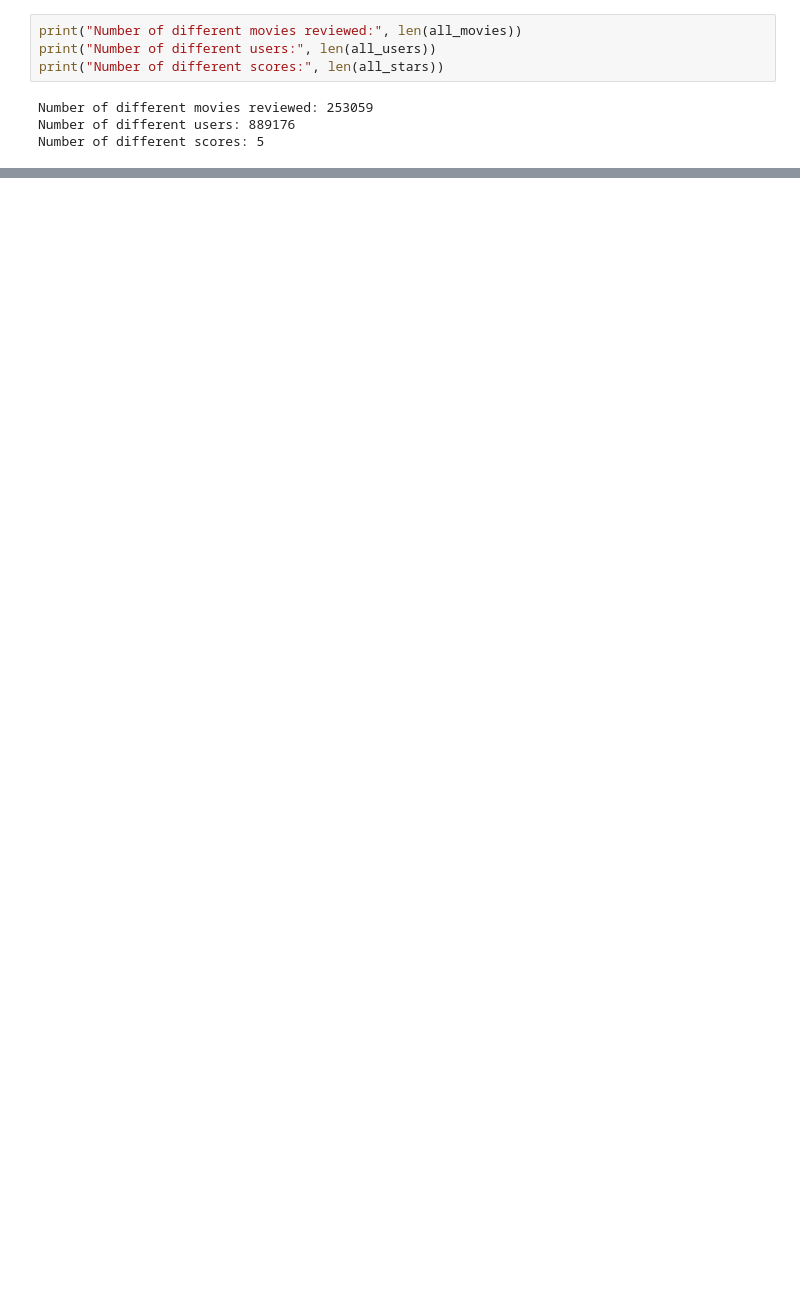
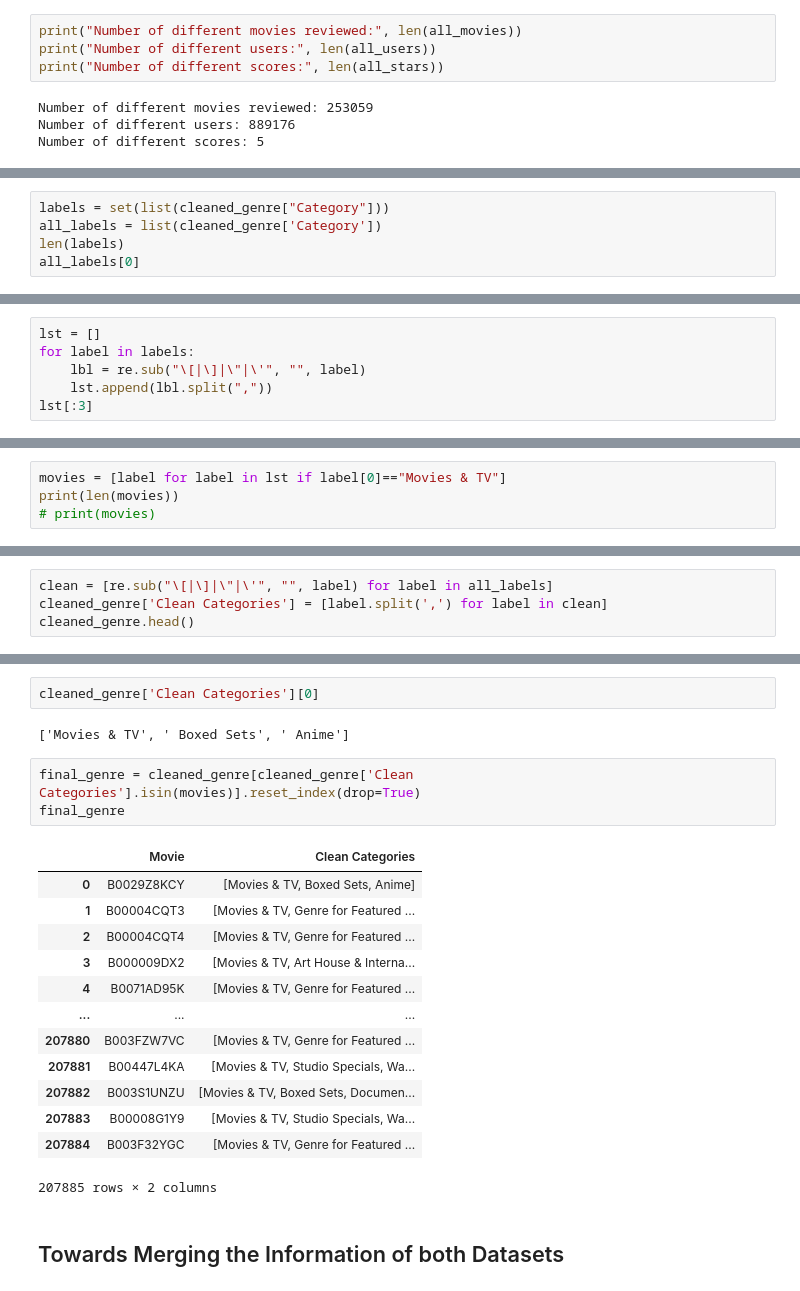
Before and after one commit to corey0211/MRWP-movie-reviews-project, a Jupyter notebook: Group Project MRWP.ipynb, the cells around one changed output, grey strips where cells are left out. Cells and saved outputs as stored; diff of their text form; blank space fills up the shorter version.

```diff
--- a/Group Project MRWP.ipynb
+++ b/Group Project MRWP.ipynb
@@ -161,0 +182,5 @@ final_df.head(10)
+# %%
+labels = set(list(cleaned_genre["Category"]))
+all_labels = list(cleaned_genre['Category'])
+len(labels)
+all_labels[0]
@@ -161,0 +189,6 @@ final_df.head(10)
+# %%
+lst = []
+for label in labels:
+    lbl = re.sub("\[|\]|\"|\'", "", label)
+    lst.append(lbl.split(","))
+lst[:3]
@@ -161,0 +199,4 @@ final_df.head(10)
+# %%
+movies = [label for label in lst if label[0]=="Movies & TV"]
+print(len(movies))
+# print(movies)
@@ -161,0 +211,4 @@ final_df.head(10)
+# %%
+clean = [re.sub("\[|\]|\"|\'", "", label) for label in all_labels]
+cleaned_genre['Clean Categories'] = [label.split(',') for label in clean]
+cleaned_genre.head()
@@ -161,0 +222,23 @@ final_df.head(10)
+# %%
+cleaned_genre['Clean Categories'][0]
+# %% [output]
+['Movies & TV', ' Boxed Sets', ' Anime']
+# %%
+final_genre = cleaned_genre[cleaned_genre['Clean Categories'].isin(movies)].reset_index(drop=True)
+final_genre
+# %% [output]
+|  | Movie | Clean Categories |
+| 0 | B0029Z8KCY | [Movies & TV, Boxed Sets, Anime] |
+| 1 | B00004CQT3 | [Movies & TV, Genre for Featured ... |
+| 2 | B00004CQT4 | [Movies & TV, Genre for Featured ... |
+| 3 | B000009DX2 | [Movies & TV, Art House & Interna... |
+| 4 | B0071AD95K | [Movies & TV, Genre for Featured ... |
+| ... | ... | ... |
+| 207880 | B003FZW7VC | [Movies & TV, Genre for Featured ... |
+| 207881 | B00447L4KA | [Movies & TV, Studio Specials, Wa... |
+| 207882 | B003S1UNZU | [Movies & TV, Boxed Sets, Documen... |
+| 207883 | B00008G1Y9 | [Movies & TV, Studio Specials, Wa... |
+| 207884 | B003F32YGC | [Movies & TV, Genre for Featured ... |
+207885 rows × 2 columns
+# %% [markdown]
+## Towards Merging the Information of both Datasets
```
Also changed, not shown: parts of 59 cells of this notebook.
